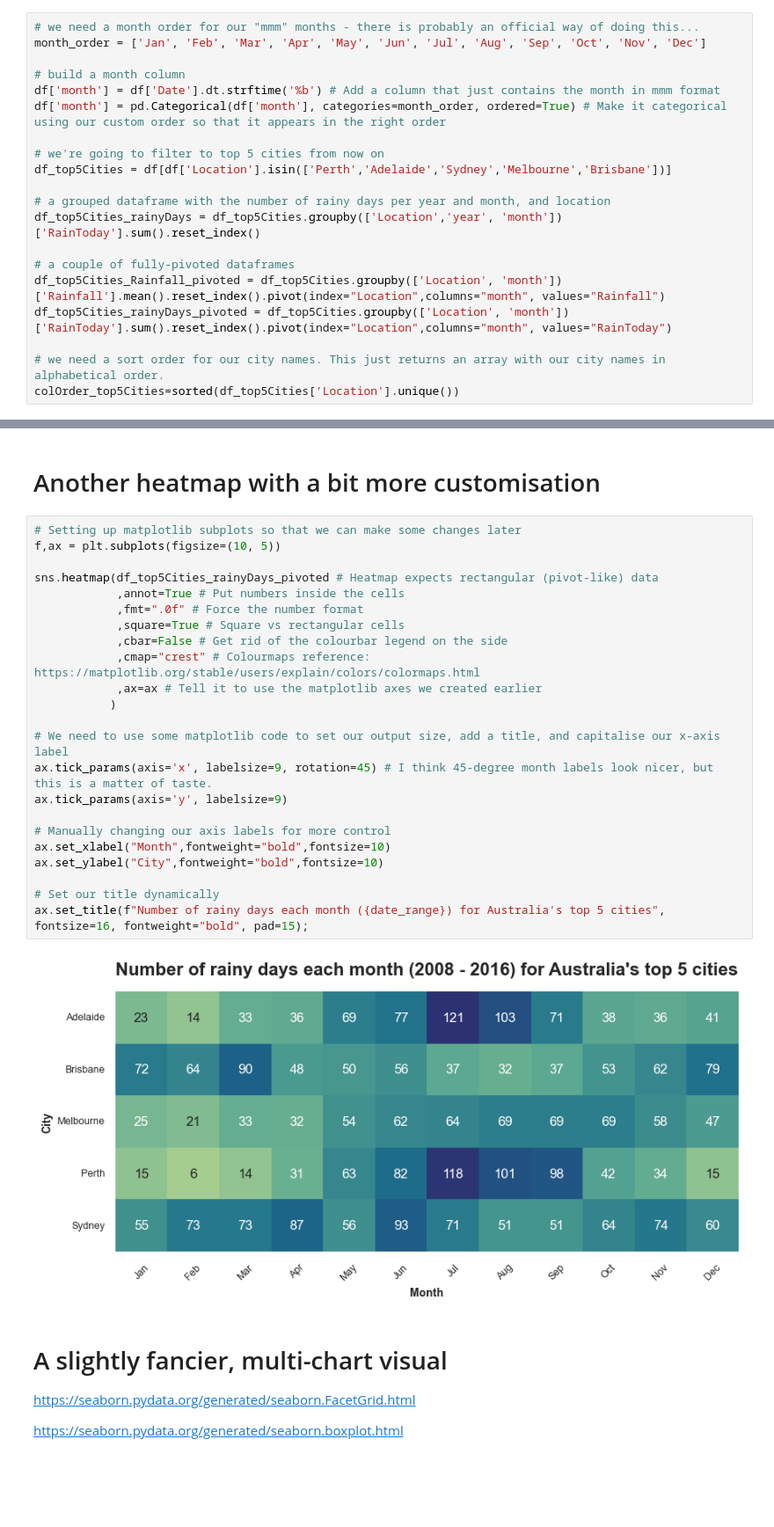
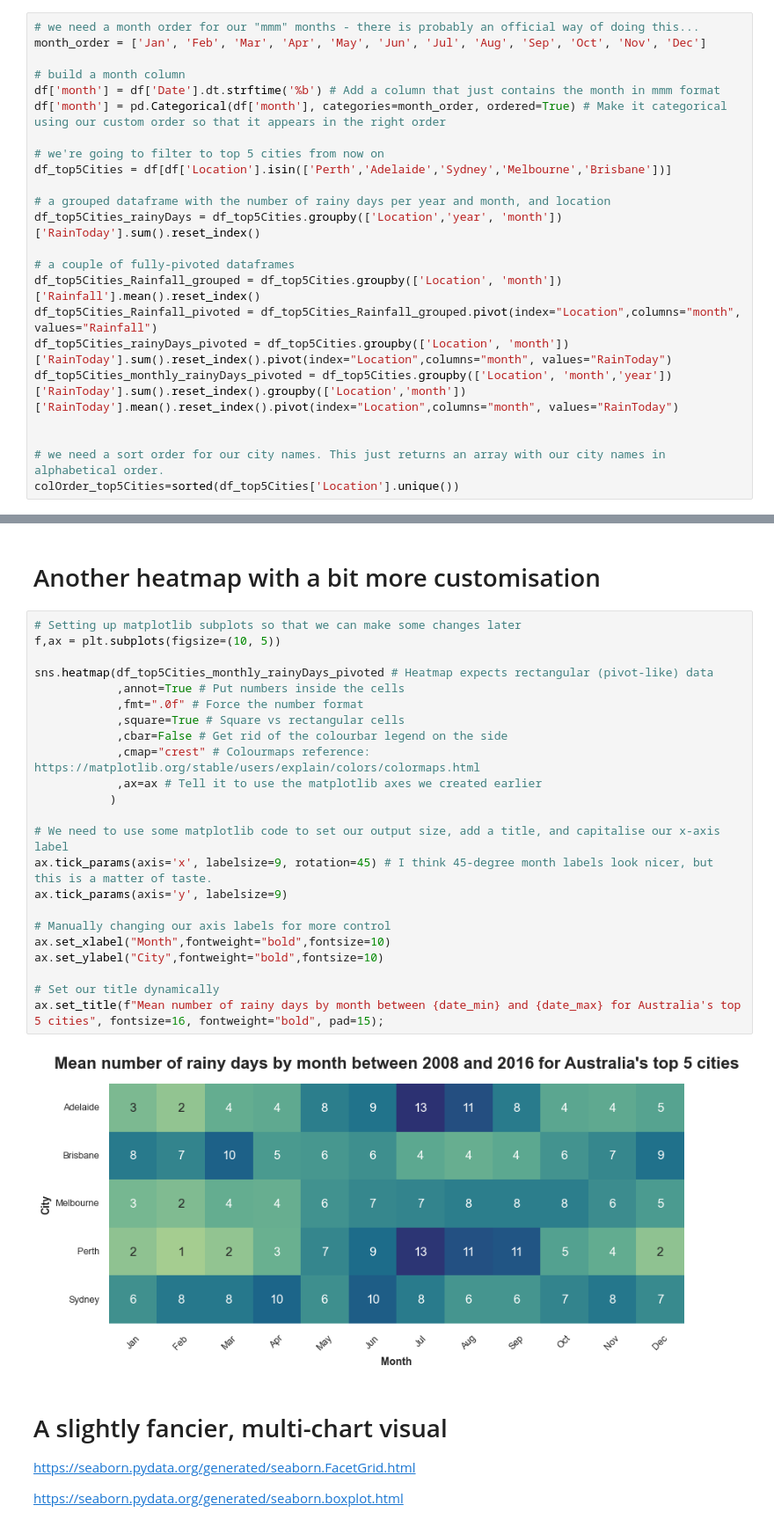
Before and after one commit to NHS-South-Central-and-West/learning-python, a Jupyter notebook: visualising-with-seaborn/surgery-visualising-data-with-seaborn.ipynb, the cells around one changed output, grey strips where cells are left out. Shown at 88% size. Cells and saved outputs as stored; diff of their text form; blank space fills up the shorter version.

```diff
--- a/visualising-with-seaborn/surgery-visualising-data-with-seaborn.ipynb
+++ b/visualising-with-seaborn/surgery-visualising-data-with-seaborn.ipynb
@@ -55,8 +55,11 @@ df_top5Cities = df[df['Location'].isin(['Perth','Adelaide','Sydney','Melbourne',
 df_top5Cities_rainyDays = df_top5Cities.groupby(['Location','year', 'month'])['RainToday'].sum().reset_index()
 
 # a couple of fully-pivoted dataframes
-df_top5Cities_Rainfall_pivoted = df_top5Cities.groupby(['Location', 'month'])['Rainfall'].mean().reset_index().pivot(index="Location",columns="month", values="Rainfall")
+df_top5Cities_Rainfall_grouped = df_top5Cities.groupby(['Location', 'month'])['Rainfall'].mean().reset_index()
+df_top5Cities_Rainfall_pivoted = df_top5Cities_Rainfall_grouped.pivot(index="Location",columns="month", values="Rainfall")
 df_top5Cities_rainyDays_pivoted = df_top5Cities.groupby(['Location', 'month'])['RainToday'].sum().reset_index().pivot(index="Location",columns="month", values="RainToday")
+df_top5Cities_monthly_rainyDays_pivoted = df_top5Cities.groupby(['Location', 'month','year'])['RainToday'].sum().reset_index().groupby(['Location','month'])['RainToday'].mean().reset_index().pivot(index="Location",columns="month", values="RainToday")
+
 
 # we need a sort order for our city names. This just returns an array with our city names in alphabetical order.
 colOrder_top5Cities=sorted(df_top5Cities['Location'].unique())
@@ -113,28 +115,28 @@ plt.show()
 # %%
 # Setting up matplotlib subplots so that we can make some changes later
 f,ax = plt.subplots(figsize=(10, 5))
 
-sns.heatmap(df_top5Cities_rainyDays_pivoted # Heatmap expects rectangular (pivot-like) data
+sns.heatmap(df_top5Cities_monthly_rainyDays_pivoted # Heatmap expects rectangular (pivot-like) data
             ,annot=True # Put numbers inside the cells
             ,fmt=".0f" # Force the number format
             ,square=True # Square vs rectangular cells
             ,cbar=False # Get rid of the colourbar legend on the side
             ,cmap="crest" # Colourmaps reference: https://matplotlib.org/stable/users/explain/colors/colormaps.html
             ,ax=ax # Tell it to use the matplotlib axes we created earlier
            )
 
 # We need to use some matplotlib code to set our output size, add a title, and capitalise our x-axis label
 ax.tick_params(axis='x', labelsize=9, rotation=45) # I think 45-degree month labels look nicer, but this is a matter of taste.
 ax.tick_params(axis='y', labelsize=9)
 
 # Manually changing our axis labels for more control
 ax.set_xlabel("Month",fontweight="bold",fontsize=10)
 ax.set_ylabel("City",fontweight="bold",fontsize=10)
 
 # Set our title dynamically
-ax.set_title(f"Number of rainy days each month ({date_range}) for Australia's top 5 cities", fontsize=16, fontweight="bold", pad=15);
+ax.set_title(f"Mean number of rainy days by month between {date_min} and {date_max} for Australia's top 5 cities", fontsize=16, fontweight="bold", pad=15);
 # %% [output]
-[figure, old version]
+[figure, new version]
 # %% [markdown]
 # A slightly fancier, multi-chart visual
 
```
Also changed, not shown: parts of 1 cell of this notebook.
